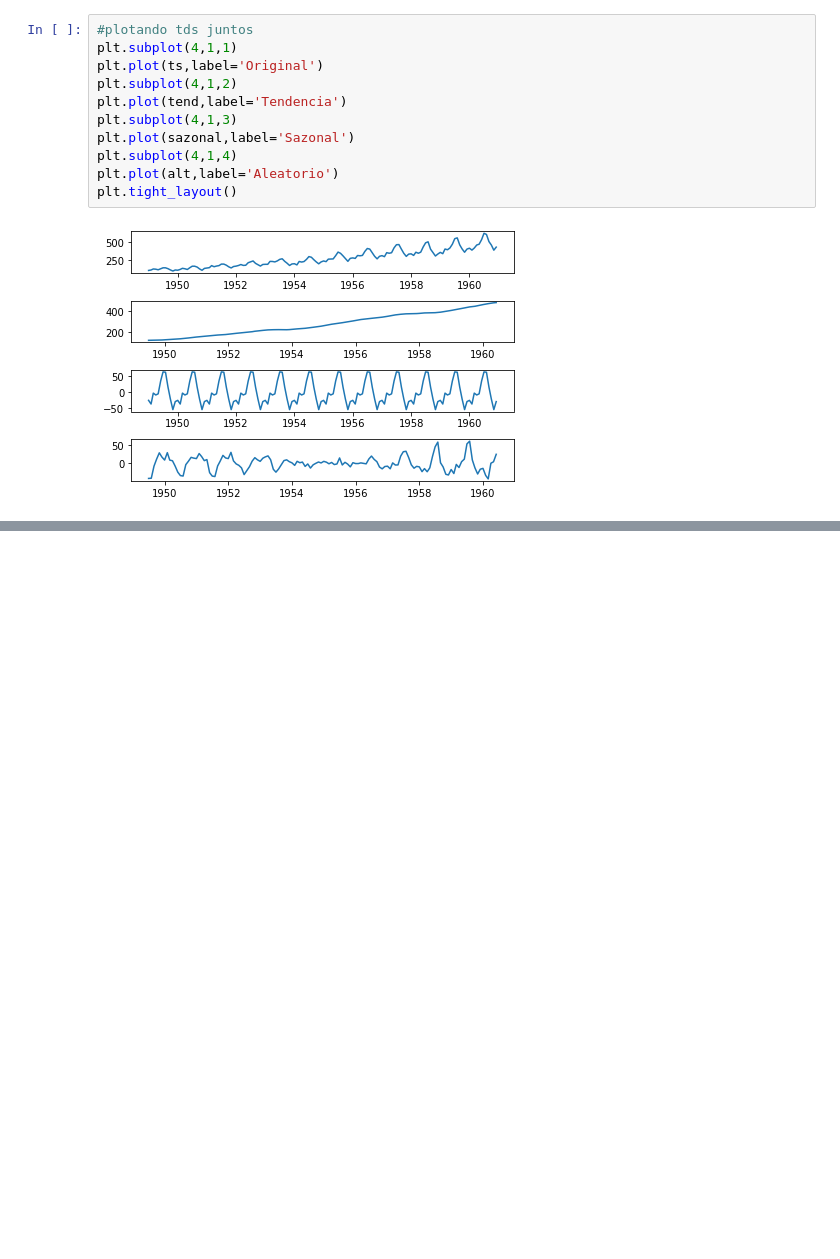
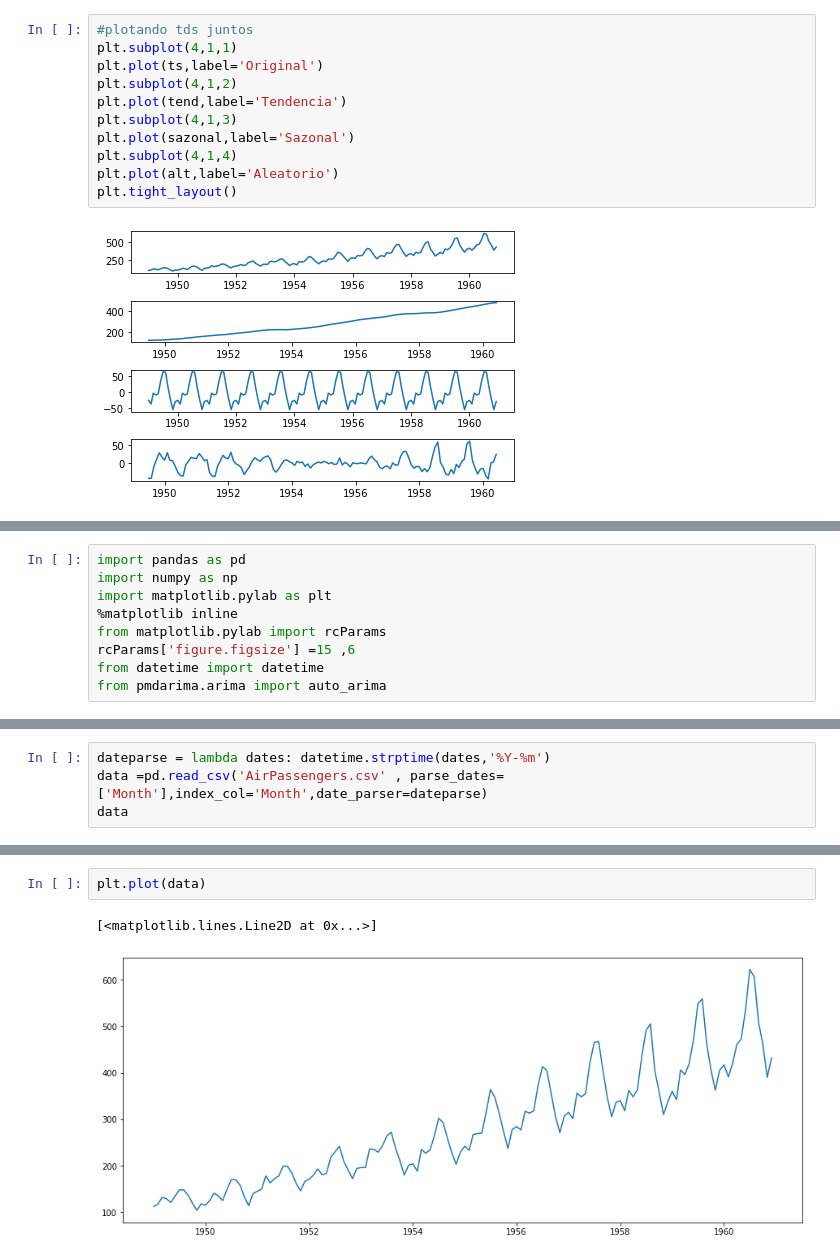
Before and after one commit to WandersonGustavo/Imersao_Alura, a Jupyter notebook: Copy_of_DataScience2.ipynb, the cells around one changed output, grey strips where cells are left out. Drawn from its saved outputs; the diff is of its cells as text; blank space fills up the shorter version.

```diff
--- a/Copy_of_DataScience2.ipynb
+++ b/Copy_of_DataScience2.ipynb
@@ -1231,0 +1253,9 @@ plt.tight_layout()
+# %%
+import pandas as pd
+import numpy as np
+import matplotlib.pylab as plt
+%matplotlib inline
+from matplotlib.pylab import rcParams
+rcParams['figure.figsize'] =15 ,6
+from datetime import datetime
+from pmdarima.arima import auto_arima
@@ -1231,0 +1264,4 @@ plt.tight_layout()
+# %%
+dateparse = lambda dates: datetime.strptime(dates,'%Y-%m')
+data =pd.read_csv('AirPassengers.csv' , parse_dates=['Month'],index_col='Month',date_parser=dateparse)
+data
@@ -1231,0 +1283,5 @@ plt.tight_layout()
+# %%
+plt.plot(data)
+# %% [output]
+[<matplotlib.lines.Line2D at 0x...>]
+[figure, added]
```
Also changed, not shown: parts of 13 cells of this notebook.
